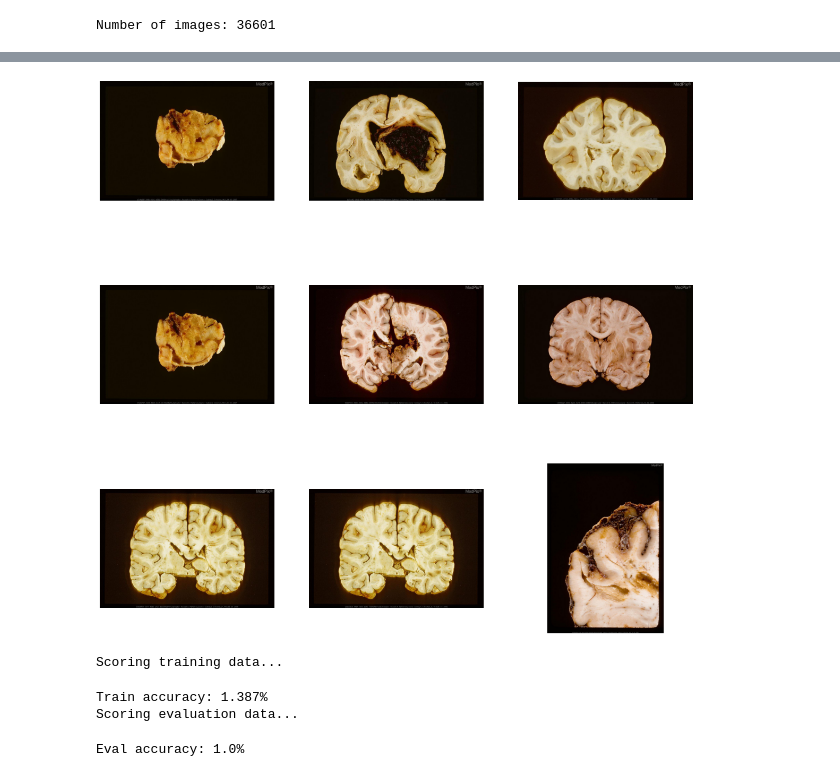
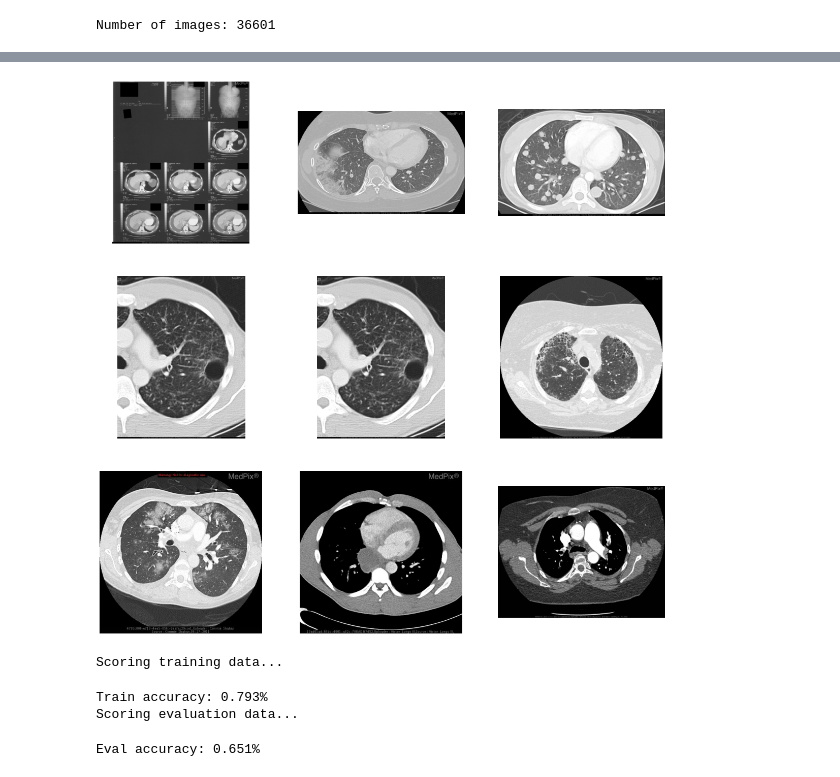
Before and after one commit to KevinTMtz/MedCLIPModel, a Jupyter notebook: MedCLIP Natural Language Search Model.ipynb, the cells around one changed output, grey strips where cells are left out. Drawn from its saved outputs; the diff is of its cells as text; code cells hidden in the pictures.

```diff
--- a/MedCLIP Natural Language Search Model.ipynb
+++ b/MedCLIP Natural Language Search Model.ipynb
@@ -34 +59,3 @@ tfrecords_dir = os.path.join(root_dir, 'tfrecords')
+# %%
+annotations = pd.read_excel(ANNOTATION_FILE)
 # %%
@@ -58,10 +83,12 @@ Image files are downloaded
 image_path_to_caption = collections.defaultdict(list)
 
 for index, row in annotations.iterrows():
-    diagnosis = str(row['Diagnosis'])
-    caption = str(row['Caption'])
-    image_path = images_dir + "/" + str(row['ID']) + ".jpg"
-    image_path_to_caption[image_path].append(diagnosis)
+    caption = ('<start> ' + 'Modality: ' + str(row['Core_Modality']) + ', ' +
+                   'Plane: ' + str(row['Plane']) + ', ' +
+                   'Category: ' + str(row['Category']) + ', ' +
+                   'Diagnosis: ' + str(row['Caption']) + ' <end>')
+
+    image_path = IMAGES_PATH + "/" + str(row['ID']) + ".jpg"
     image_path_to_caption[image_path].append(caption)
 
 image_paths = list(image_path_to_caption.keys())
@@ -369,9 +430,10 @@ plt.show()
 # %%
 print("Loading vision and text encoders...")
 
-vision_encoder = keras.models.load_model("vision_encoder")
-text_encoder = keras.models.load_model("text_encoder")
+vision_encoder = keras.models.load_model(VISION_MODEL_PATH)
+text_encoder = keras.models.load_model(TEXT_MODEL_PATH)
 
-print("Models are loaded.")
+print("Vision model loaded from: " + VISION_MODEL_PATH)
+print("Text model loaded from: " + TEXT_MODEL_PATH)
 # %% [output]
 Loading vision and text encoders...
@@ -384,7 +462,7 @@ def read_image(image_path):
 
 print(f"Generating embeddings for {len(image_paths)} images...")
 image_embeddings = vision_encoder.predict(
-    tf.data.Dataset.from_tensor_slices(image_paths).map(read_image).batch(batch_size),
+    tf.data.Dataset.from_tensor_slices(image_paths).map(read_image).batch(BATCH_SIZE),
     verbose=1,
 )
 print(f"Image embeddings shape: {image_embeddings.shape}.")
@@ -409,21 +487,21 @@ def find_matches(image_embeddings, queries, k=9, normalize=True):
 # %%
-query = "Brain tumor"
+query = "Pulmonary embolism"
 matches = find_matches(image_embeddings, [query], normalize=True)[0]
 
 plt.figure(figsize=(20, 20))
 for i in range(9):
     ax = plt.subplot(3, 3, i + 1)
     plt.imshow(mpimg.imread(matches[i]))
     plt.axis("off")
 # %% [output]
-[figure, old version]
+[figure, new version]
 # %%
 def compute_top_k_accuracy(image_paths, k=100):
     hits = 0
-    num_batches = int(np.ceil(len(image_paths) / batch_size))
+    num_batches = int(np.ceil(len(image_paths) / BATCH_SIZE))
     for idx in tqdm(range(num_batches)):
-        start_idx = idx * batch_size
-        end_idx = start_idx + batch_size
+        start_idx = idx * BATCH_SIZE
+        end_idx = start_idx + BATCH_SIZE
         current_image_paths = image_paths[start_idx:end_idx]
         queries = [
             image_path_to_caption[image_path][0] for image_path in current_image_paths
@@ -444,10 +522,10 @@ train_accuracy = compute_top_k_accuracy(train_image_paths)
 print(f"Train accuracy: {round(train_accuracy * 100, 3)}%")
 
 print("Scoring evaluation data...")
-eval_accuracy = compute_top_k_accuracy(image_paths[train_size:])
+eval_accuracy = compute_top_k_accuracy(image_paths[TRAIN_SIZE:])
 print(f"Eval accuracy: {round(eval_accuracy * 100, 3)}%")
 # %% [output]
 Scoring training data...
-Train accuracy: 1.387%
+Train accuracy: 0.793%
 Scoring evaluation data...
-Eval accuracy: 1.0%
+Eval accuracy: 0.651%
```
Also changed, not shown: parts of 21 cells of this notebook, 10 other files.
